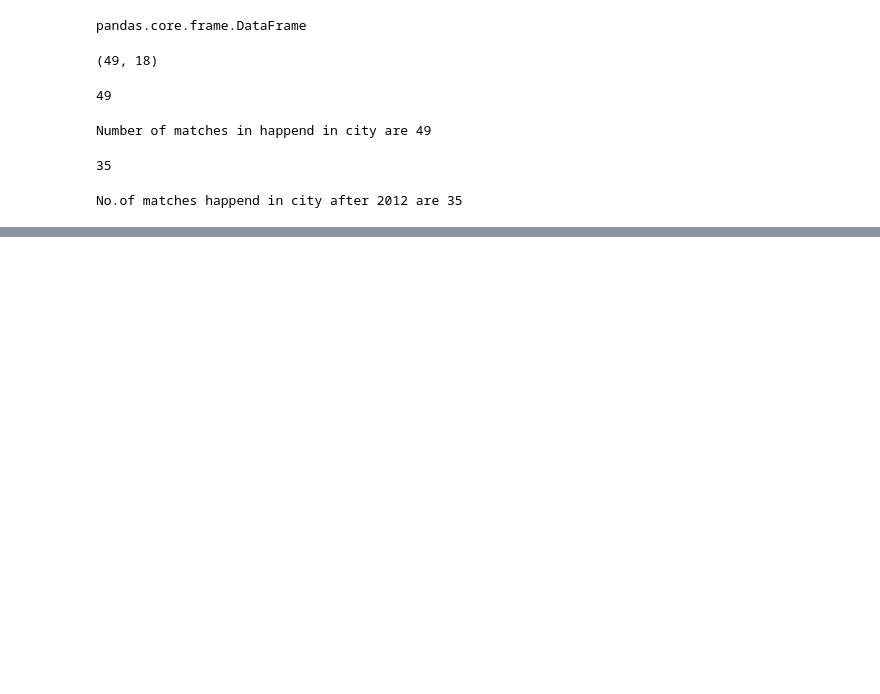
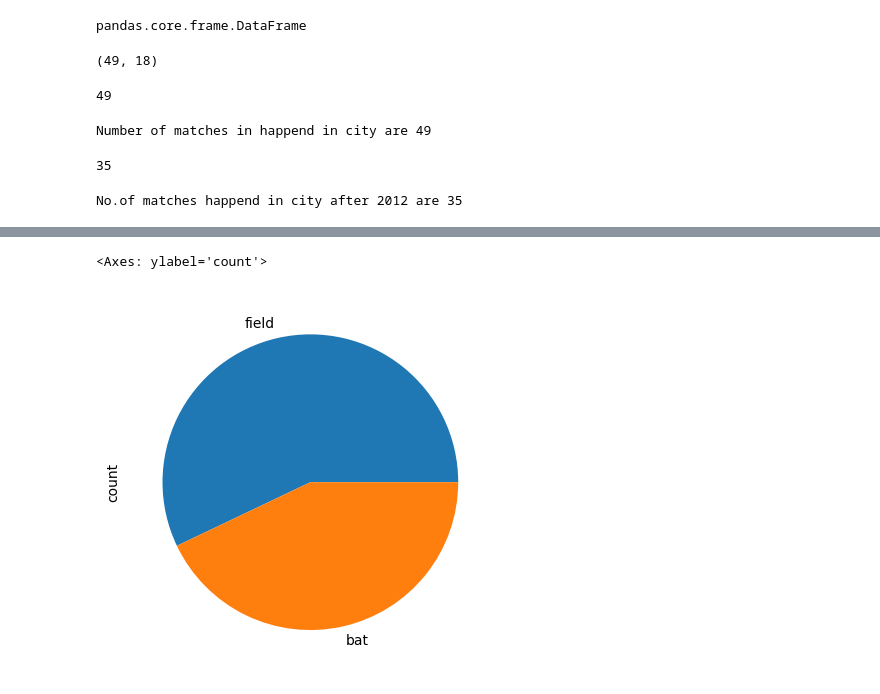
Before and after one commit to Sohail7861/PandasNotes, a Jupyter notebook: Tutorial2.ipynb, the cells around one changed output, grey strips where cells are left out. Saved outputs shown, nothing was run; the diff lists cells and outputs as text; code cells hidden in the pictures; blank space fills up the shorter version.

```diff
--- a/Tutorial2.ipynb
+++ b/Tutorial2.ipynb
@@ -100,0 +150,5 @@ No.of matches happend in city after 2012 are 35
+# %%
+data['toss_decision'].value_counts().plot(kind='pie')  #pie Chart
+# %% [output]
+<Axes: ylabel='count'>
+[figure, added]
```
Also changed, not shown: parts of 10 cells of this notebook, 2 other files.
